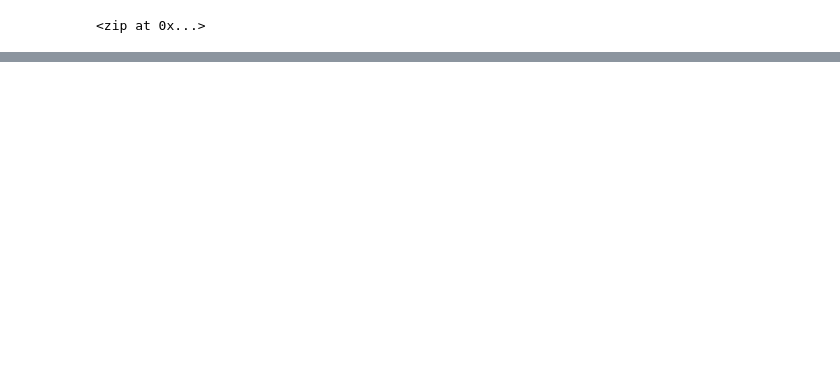
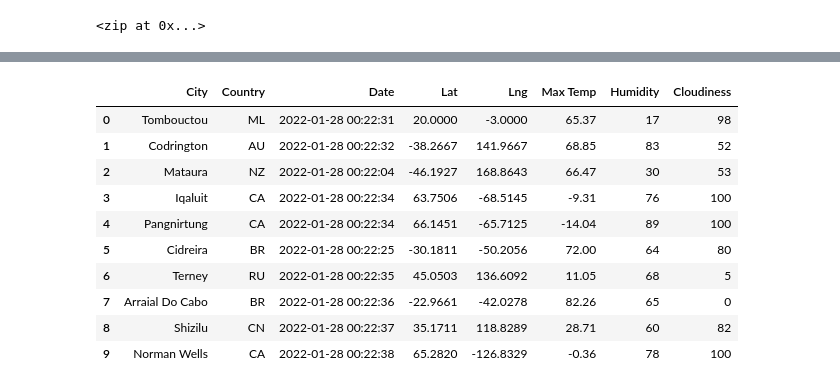
Before and after one commit to kchavez05/World_Weather_Analysis, a Jupyter notebook: WeatherPy.ipynb, the cells around one changed output, grey strips where cells are left out. Cells and saved outputs as stored; diff of their text form; code cells hidden in the pictures; blank space fills up the shorter version.

```diff
--- a/WeatherPy.ipynb
+++ b/WeatherPy.ipynb
@@ -32,0 +168,16 @@ len(cities)
+# %%
+new_column_order = ["City","Country","Date","Lat","Lng","Max Temp","Humidity","Cloudiness"]
+city_data_df = city_data_df[new_column_order]
+city_data_df.head(10)
+# %% [output]
+|  | City | Country | Date | Lat | Lng | Max Temp | Humidity | Cloudiness |
+| 0 | Tombouctou | ML | 2022-01-28 00:22:31 | 20.0000 | -3.0000 | 65.37 | 17 | 98 |
+| 1 | Codrington | AU | 2022-01-28 00:22:32 | -38.2667 | 141.9667 | 68.85 | 83 | 52 |
+| 2 | Mataura | NZ | 2022-01-28 00:22:04 | -46.1927 | 168.8643 | 66.47 | 30 | 53 |
+| 3 | Iqaluit | CA | 2022-01-28 00:22:34 | 63.7506 | -68.5145 | -9.31 | 76 | 100 |
+| 4 | Pangnirtung | CA | 2022-01-28 00:22:34 | 66.1451 | -65.7125 | -14.04 | 89 | 100 |
+| 5 | Cidreira | BR | 2022-01-28 00:22:25 | -30.1811 | -50.2056 | 72.00 | 64 | 80 |
+| 6 | Terney | RU | 2022-01-28 00:22:35 | 45.0503 | 136.6092 | 11.05 | 68 | 5 |
+| 7 | Arraial Do Cabo | BR | 2022-01-28 00:22:36 | -22.9661 | -42.0278 | 82.26 | 65 | 0 |
+| 8 | Shizilu | CN | 2022-01-28 00:22:37 | 35.1711 | 118.8289 | 28.71 | 60 | 82 |
+| 9 | Norman Wells | CA | 2022-01-28 00:22:38 | 65.2820 | -126.8329 | -0.36 | 78 | 100 |
```
Also changed, not shown: parts of 12 cells of this notebook, 3 other files.
